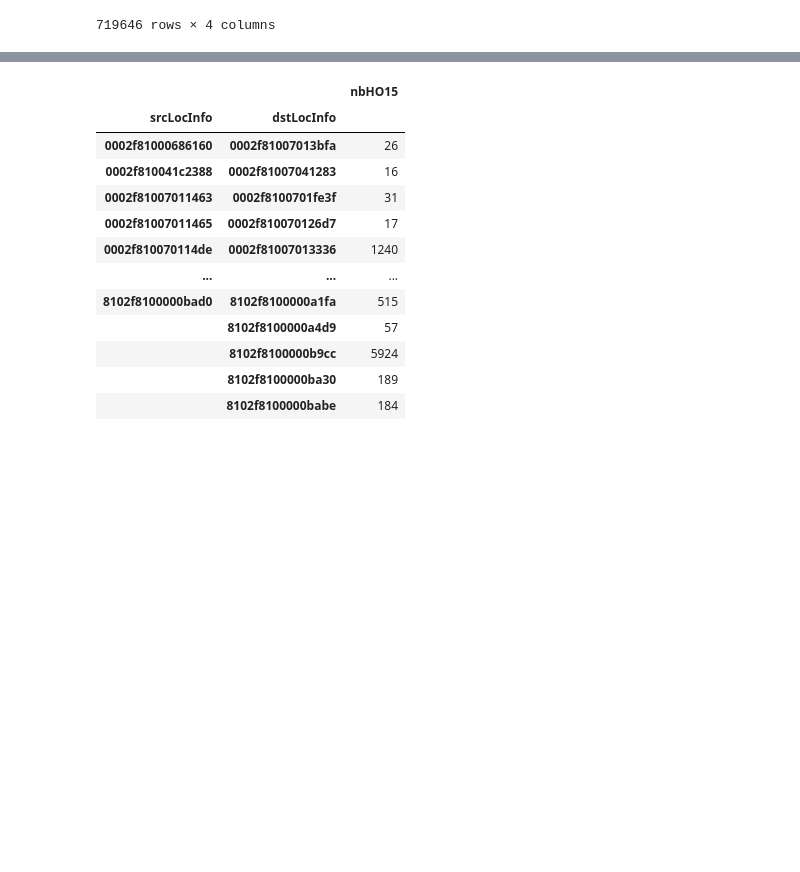
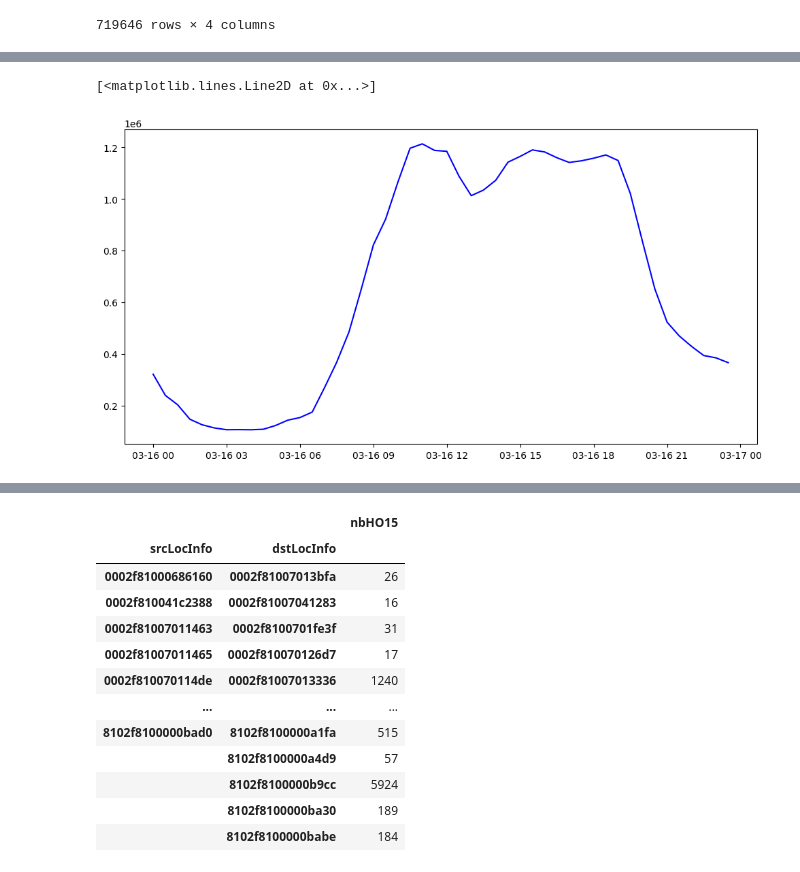
Before and after one commit to eakopyan/Popular-paths, a Jupyter notebook: HOProcess_v2/parquet_parser.ipynb, the cells around one changed output, grey strips where cells are left out. Saved outputs shown, nothing was run; the diff lists cells and outputs as text; code cells hidden in the pictures; blank space fills up the shorter version.

```diff
--- a/HOProcess_v2/parquet_parser.ipynb
+++ b/HOProcess_v2/parquet_parser.ipynb
@@ -62,3 +61,7 @@ frame
 | 719644 | 1552770000 | 8102f810000099c9 | 8102f8100000babc | 0 |
 | 719645 | 1552734000 | 0002f81051109a04 | 0002f81051108452 | 0 |
 719646 rows × 4 columns
+# %%
+agg = frame.groupby('timeSlot')['nbHO15'].sum()
+time_df = pd.DataFrame(agg)
+time_df.head()
@@ -64,0 +78,6 @@ frame
+# %%
+ser = pd.Series()
+for idx,row in time_df.iterrows():
+    ser[idx] = datetime.datetime.fromtimestamp(row.name)
+time_df['Time'] = ser
+time_df
@@ -65,3 +109,9 @@ frame
+# %%
+plt.figure(figsize=(12,6))
+plt.plot(time_df.Time, time_df.nbHO15, color='blue')
+# %% [output]
+[<matplotlib.lines.Line2D at 0x...>]
+[figure, added]
 # %%
 agg = frame.groupby(['srcLocInfo', 'dstLocInfo'])['nbHO15'].sum()
 df_agg = pd.DataFrame(agg)
```
Also changed, not shown: parts of 6 cells of this notebook, 5 other files.
